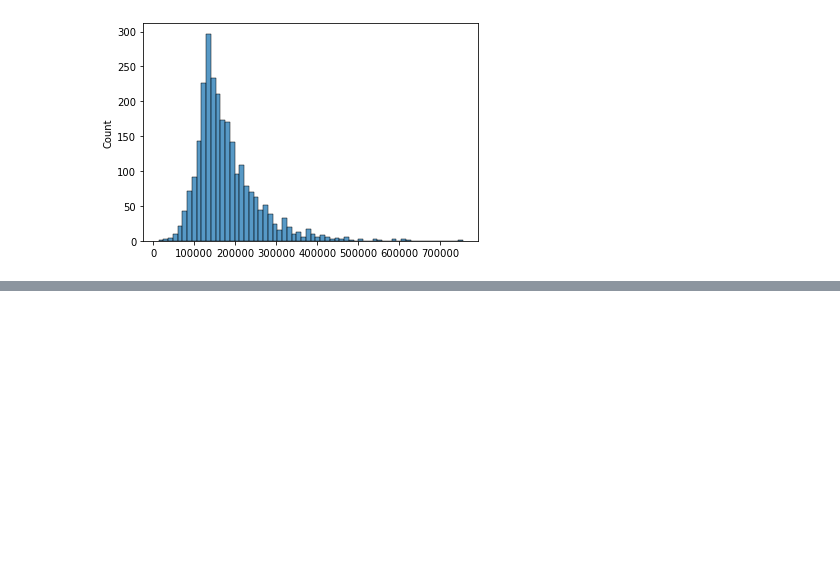
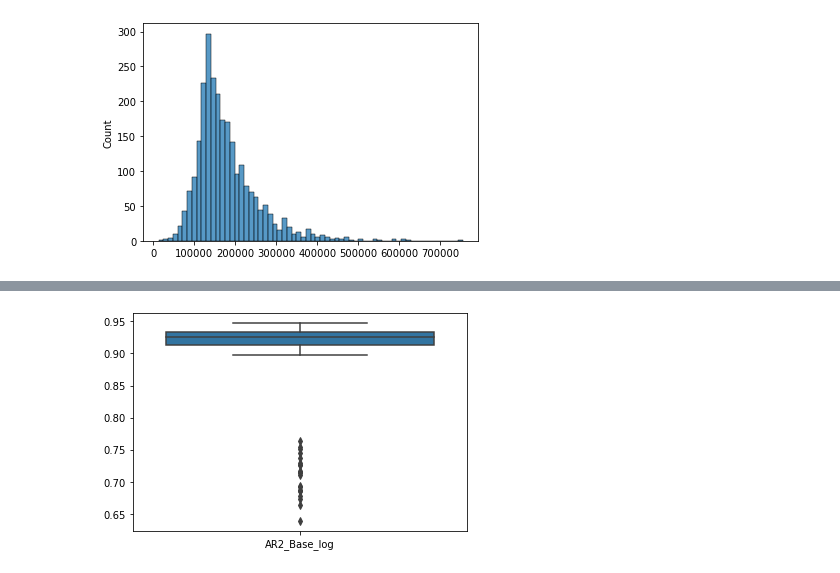
Before and after one commit to BPM1401/Go-Big-Or-Go-Home, a Jupyter notebook: Model Performance/Transformations/Log(Price)/Log10(Price)_Ridge.ipynb, the cells around one changed output, grey strips where cells are left out. Drawn from its saved outputs; the diff is of its cells as text; code cells hidden in the pictures; blank space fills up the shorter version.

```diff
--- a/Model Performance/Transformations/Log(Price)/Log10(Price)_Ridge.ipynb
+++ b/Model Performance/Transformations/Log(Price)/Log10(Price)_Ridge.ipynb
@@ -219,0 +86,4 @@ Base.describe()
+# %%
+sns.boxplot(data=box[['AR2_Base_log']]);
+# %% [output]
+[figure, added]
```
Also changed, not shown: parts of 21 cells of this notebook, 2 other files.
